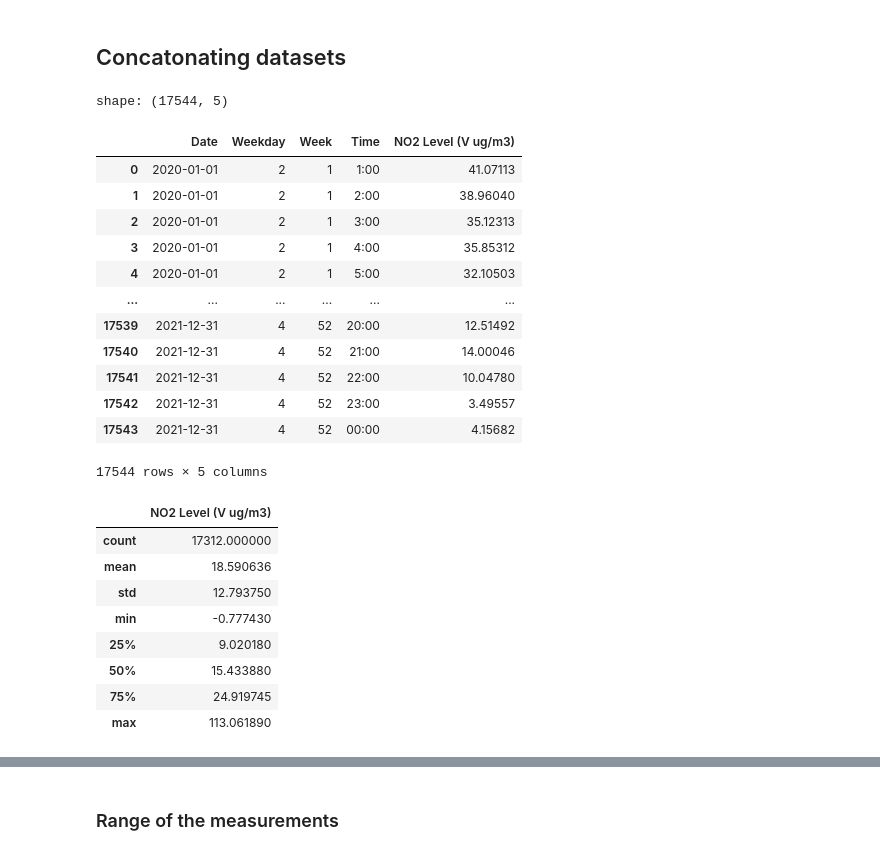
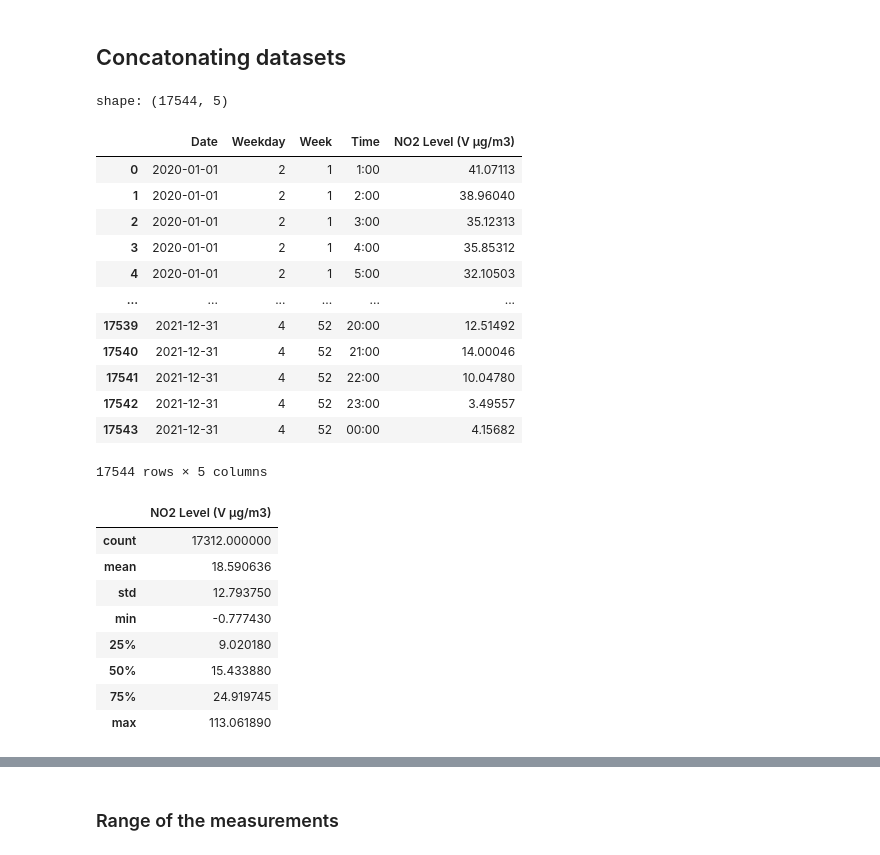
Before and after one commit to deliabel/CodeDivisionWorksheets, a Jupyter notebook: Air_Quality_Project.ipynb, the cells around one changed output, grey strips where cells are left out. Drawn from its saved outputs; the diff is of its cells as text; code cells hidden in the pictures.

```diff
--- a/Air_Quality_Project.ipynb
+++ b/Air_Quality_Project.ipynb
@@ -173,7 +173,7 @@ Data columns (total 4 columns):
 dtypes: datetime64[ns](1), float64(1), object(2)
 memory usage: 274.6+ KB
 # %%
-# Renames the column 'Nitrogen dioxide' to 'NO2 Level (V ug/m3)'
-measured_20df = measured_20df.rename({'Nitrogen dioxide': "NO2 Level (V ug/m3)"}, axis="columns")
+# Renames the column 'Nitrogen dioxide' to 'NO2 Level (V µg/m3)'
+measured_20df = measured_20df.rename({'Nitrogen dioxide': "NO2 Level (V µg/m3)"}, axis="columns")
 measured_20df.head(3)
 # %% [output]
@@ -361,7 +361,7 @@ Data columns (total 4 columns):
 dtypes: datetime64[ns](1), float64(1), object(2)
 memory usage: 273.9+ KB
 # %%
-# Renames the column 'Nitrogen dioxide' to 'NO2 Level (V ug/m3)'
-measured_21df = measured_21df.rename({'Nitrogen dioxide': "NO2 Level (V ug/m3)"}, axis="columns")
+# Renames the column 'Nitrogen dioxide' to 'NO2 Level (V µg/m3)'
+measured_21df = measured_21df.rename({'Nitrogen dioxide': "NO2 Level (V µg/m3)"}, axis="columns")
 measured_21df.head(3)
 # %% [output]
@@ -429,7 +429,7 @@ print('shape:', measuredNO2_df.shape)
 measuredNO2_df
 # %% [output]
 shape: (17544, 5)
-|  | Date | Weekday | Week | Time | NO2 Level (V ug/m3) |
+|  | Date | Weekday | Week | Time | NO2 Level (V µg/m3) |
 | 0 | 2020-01-01 | 2 | 1 | 1:00 | 41.07113 |
 | 1 | 2020-01-01 | 2 | 1 | 2:00 | 38.96040 |
 | 2 | 2020-01-01 | 2 | 1 | 3:00 | 35.12313 |
@@ -444,9 +444,9 @@ shape: (17544, 5)
 17544 rows × 5 columns
 # %%
 # Displays a summary of statistics for the measured nitrogen dioxide levels
-measuredNO2_df[["NO2 Level (V ug/m3)"]].describe()
+measuredNO2_df[["NO2 Level (V µg/m3)"]].describe()
 # %% [output]
-|  | NO2 Level (V ug/m3) |
+|  | NO2 Level (V µg/m3) |
 | count | 17312.000000 |
 | mean | 18.590636 |
 | std | 12.793750 |
```
Also changed, not shown: parts of 24 cells of this notebook.
